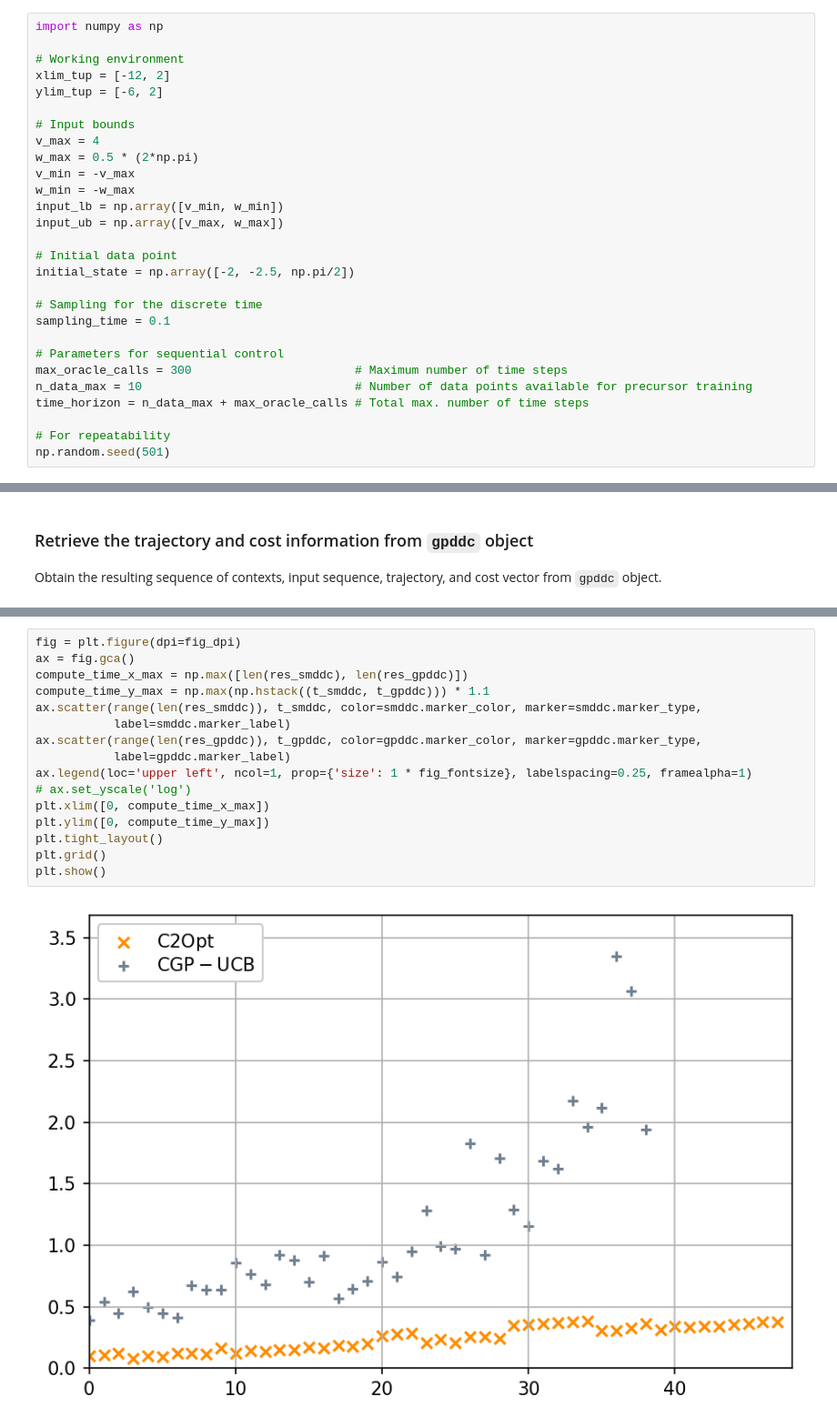
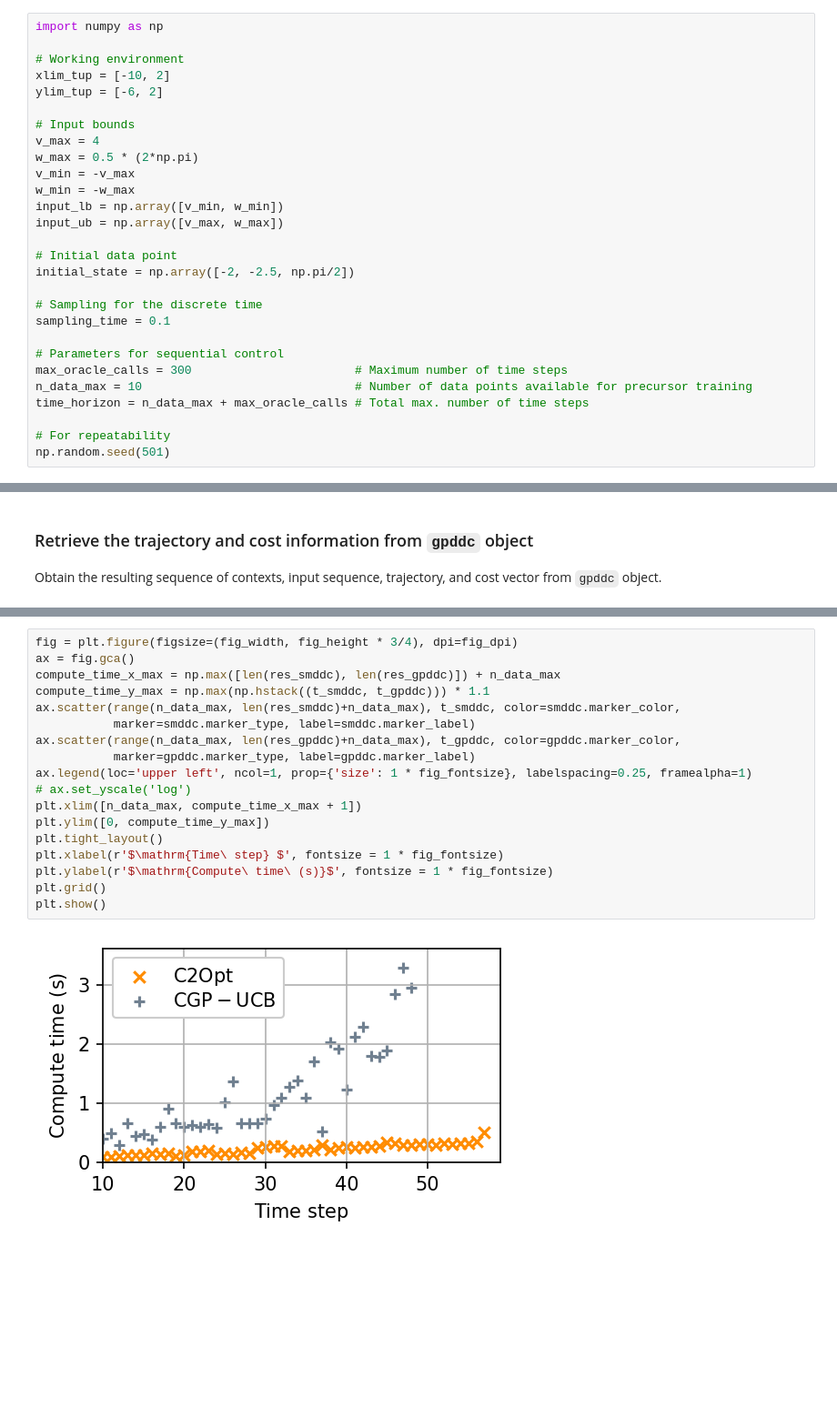
Before and after one commit to abyvinod/ACC2020_C2Opt, a Jupyter notebook: C2Opt.ipynb, the cells around one changed output, grey strips where cells are left out. Shown at 91% size. Drawn from its saved outputs; the diff is of its cells as text; blank space fills up the shorter version.

```diff
--- a/C2Opt.ipynb
+++ b/C2Opt.ipynb
@@ -37,7 +37,7 @@ We define the state space $\mathcal{X}=[-12,2]\times[-6,2]\times[0,2\pi)$, input
 import numpy as np
 
 # Working environment
-xlim_tup = [-12, 2]
+xlim_tup = [-10, 2]
 ylim_tup = [-6, 2]
 
 # Input bounds
@@ -491,18 +537,20 @@ Maximum compute time in an iteration: C2Opt 0.39 s  | CGP-UCB 3.35 s
 # %%
-fig = plt.figure(dpi=fig_dpi)
+fig = plt.figure(figsize=(fig_width, fig_height * 3/4), dpi=fig_dpi)
 ax = fig.gca()
-compute_time_x_max = np.max([len(res_smddc), len(res_gpddc)])
+compute_time_x_max = np.max([len(res_smddc), len(res_gpddc)]) + n_data_max
 compute_time_y_max = np.max(np.hstack((t_smddc, t_gpddc))) * 1.1
-ax.scatter(range(len(res_smddc)), t_smddc, color=smddc.marker_color, marker=smddc.marker_type,
-           label=smddc.marker_label)
-ax.scatter(range(len(res_gpddc)), t_gpddc, color=gpddc.marker_color, marker=gpddc.marker_type,
-           label=gpddc.marker_label)
+ax.scatter(range(n_data_max, len(res_smddc)+n_data_max), t_smddc, color=smddc.marker_color,
+           marker=smddc.marker_type, label=smddc.marker_label)
+ax.scatter(range(n_data_max, len(res_gpddc)+n_data_max), t_gpddc, color=gpddc.marker_color,
+           marker=gpddc.marker_type, label=gpddc.marker_label)
 ax.legend(loc='upper left', ncol=1, prop={'size': 1 * fig_fontsize}, labelspacing=0.25, framealpha=1)
 # ax.set_yscale('log')
-plt.xlim([0, compute_time_x_max])
+plt.xlim([n_data_max, compute_time_x_max + 1])
 plt.ylim([0, compute_time_y_max])
 plt.tight_layout()
+plt.xlabel(r'$\mathrm{Time\ step} $', fontsize = 1 * fig_fontsize)
+plt.ylabel(r'$\mathrm{Compute\ time\ (s)}$', fontsize = 1 * fig_fontsize)
 plt.grid()
 plt.show()
 # %% [output]
-[figure, old version]
+[figure, new version]
```
Also changed, not shown: parts of 16 cells of this notebook, 3 other files.
